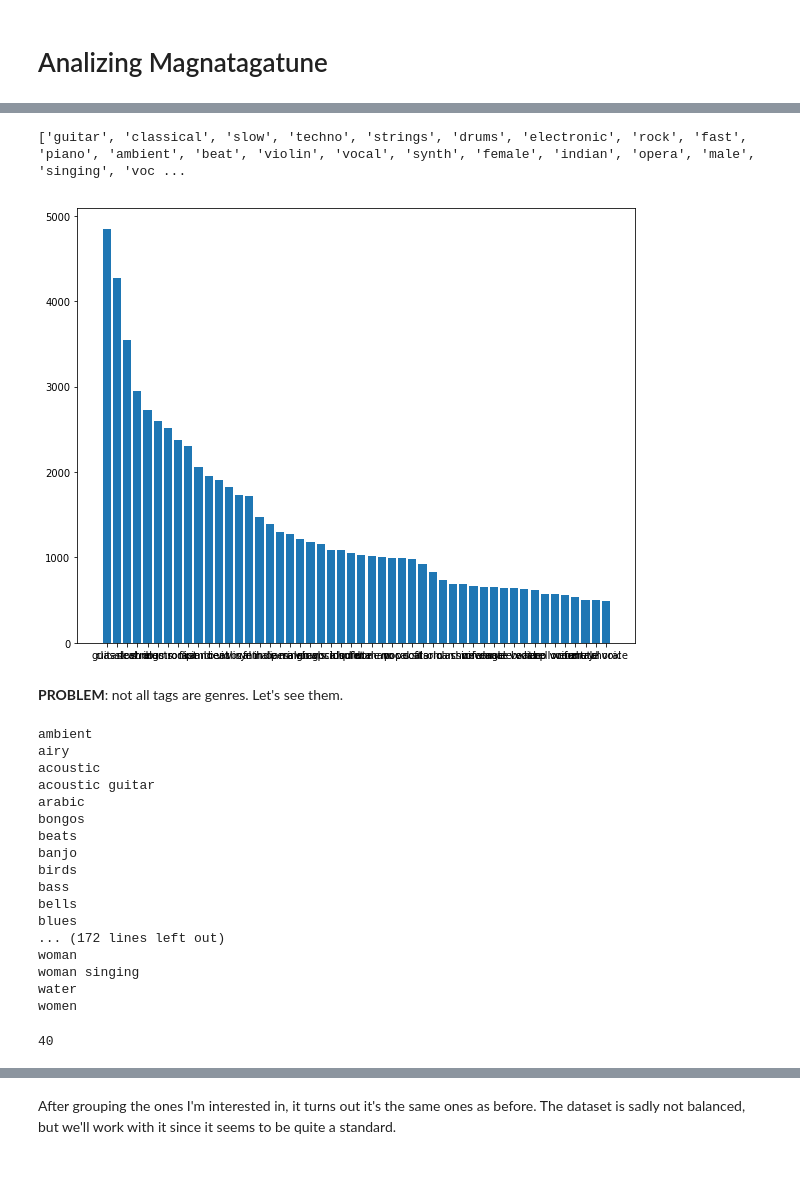
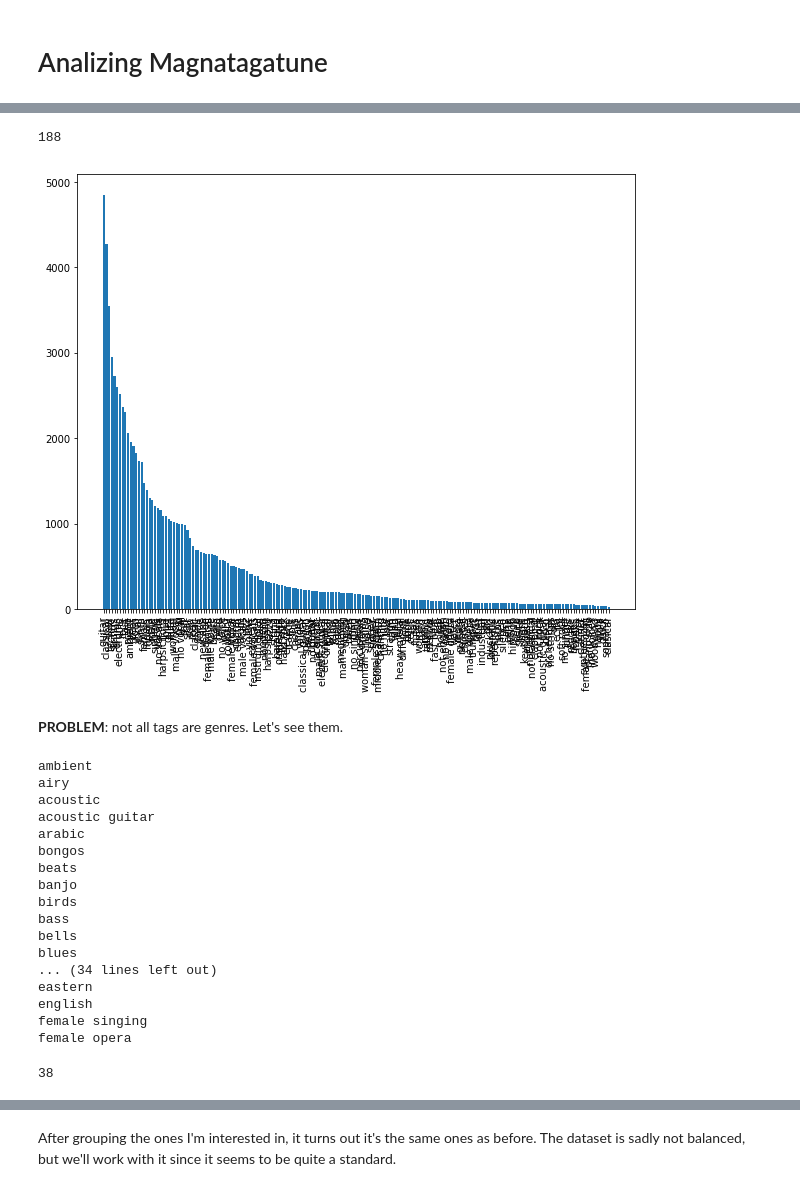
Before and after one commit to miguelfrde/stanford-cs231n, a Jupyter notebook: project/AnalizingMagnatagatune.ipynb, the cells around one changed output, grey strips where cells are left out. Saved outputs shown, nothing was run; the diff lists cells and outputs as text; code cells hidden in the pictures.

```diff
--- a/project/AnalizingMagnatagatune.ipynb
+++ b/project/AnalizingMagnatagatune.ipynb
@@ -33,23 +30,24 @@ with open(ANNOTATIONS_CSV, 'r') as tsvfile:
             genres[tag] += int(row[tag])
 # %%
 def plot_genre_dict(genres, top=None):
+    print(len(genres))
     if top == None:
         top = len(genres.items())
     sorted_genres = list(reversed(sorted(genres.items(), key=operator.itemgetter(1))))
     top_genres = sorted_genres[:top]
-    print([t[0] for t in top_genres])
+    #print([t[0] for t in top_genres])
     plt.bar(range(len(top_genres)), [d[1] for d in top_genres], align='center')
-    plt.xticks(range(len(top_genres)), [d[0] for d in top_genres])
+    plt.xticks(range(len(top_genres)), [d[0] for d in top_genres], rotation='vertical')
     plt.show()
 
-plot_genre_dict(genres, 50)
+plot_genre_dict(genres)
 # %% [output]
-['guitar', 'classical', 'slow', 'techno', 'strings', 'drums', 'electronic', 'rock', 'fast', 'piano', 'ambient', 'beat', 'violin', 'vocal', 'synth', 'female', 'indian', 'opera', 'male', 'singing', 'voc ...
+188
-[figure, old version]
+[figure, new version]
 # %% [markdown]
 **PROBLEM**: not all tags are genres. Let's see them.
 # %%
-for tag in sorted(genres, key=operator.itemgetter(0)):
+for tag in sorted(genres, key=operator.itemgetter(0))[:50]:
     print(tag)
 # %% [output]
 ambient
@@ -64,11 +62,11 @@ birds
 bass
 bells
 blues
-... (172 lines left out)
-woman
-woman singing
-water
-women
+... (34 lines left out)
+eastern
+english
+female singing
+female opera
 # %%
 genre_tags = [
     'ambient',
@@ -82,9 +80,9 @@ genre_tags = [
     'disco',
     'dance',
     ('funk', 'funky'),
-    ('electronica', 'electronic', 'electro'),
-    ('female voice', 'female vocal', 'female vocals', 'female singer', 'female singing', 'woman singing'),
-    ('male voice', 'male vocal', 'male vocals', 'male singer', 'man singing'),
+    ('electronica', 'electro'),
+    #('female voice', 'female vocal', 'female vocals', 'female singer', 'female singing', 'woman singing'),
+    #('male voice', 'male vocal', 'male vocals', 'male singer', 'man singing'),
     'folk',
     'happy',
     'eastern',
@@ -127,7 +125,7 @@ for genre in genre_tags:
 print(len(accepted_genres))
 assert len(accepted_genres) == len(genre_tags)
 # %% [output]
-40
+38
 # %%
 genres = {g: 0 for g in accepted_genres}
 with open(ANNOTATIONS_CSV, 'r') as tsvfile:
```
Also changed, not shown: parts of 5 cells of this notebook, 4 other files.
